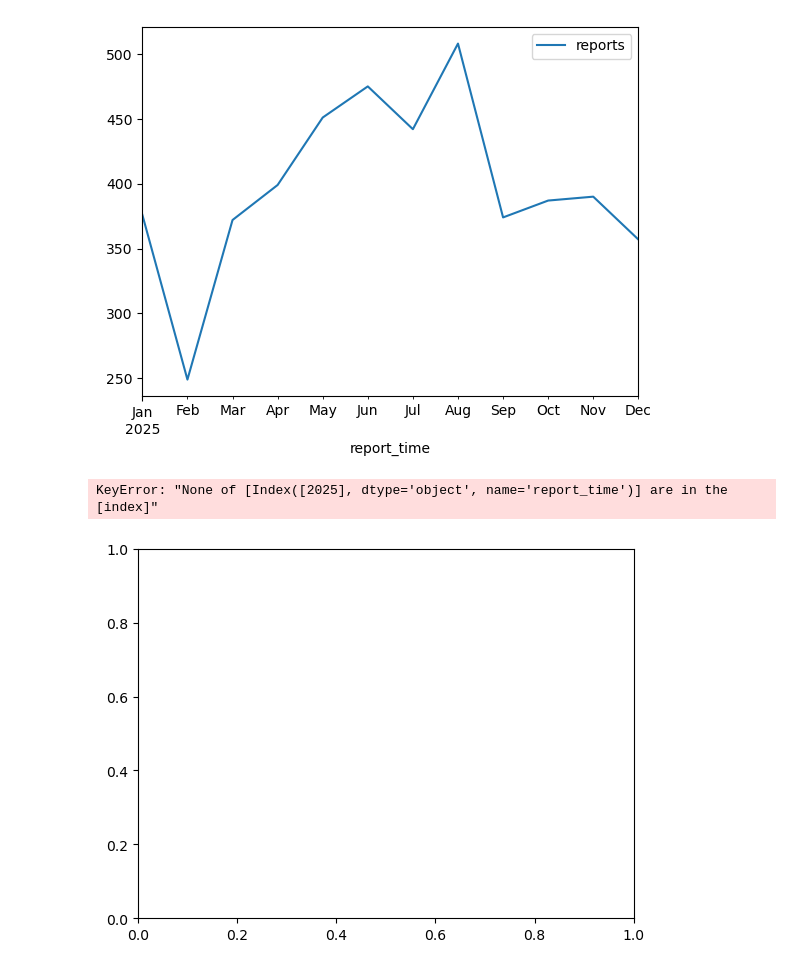
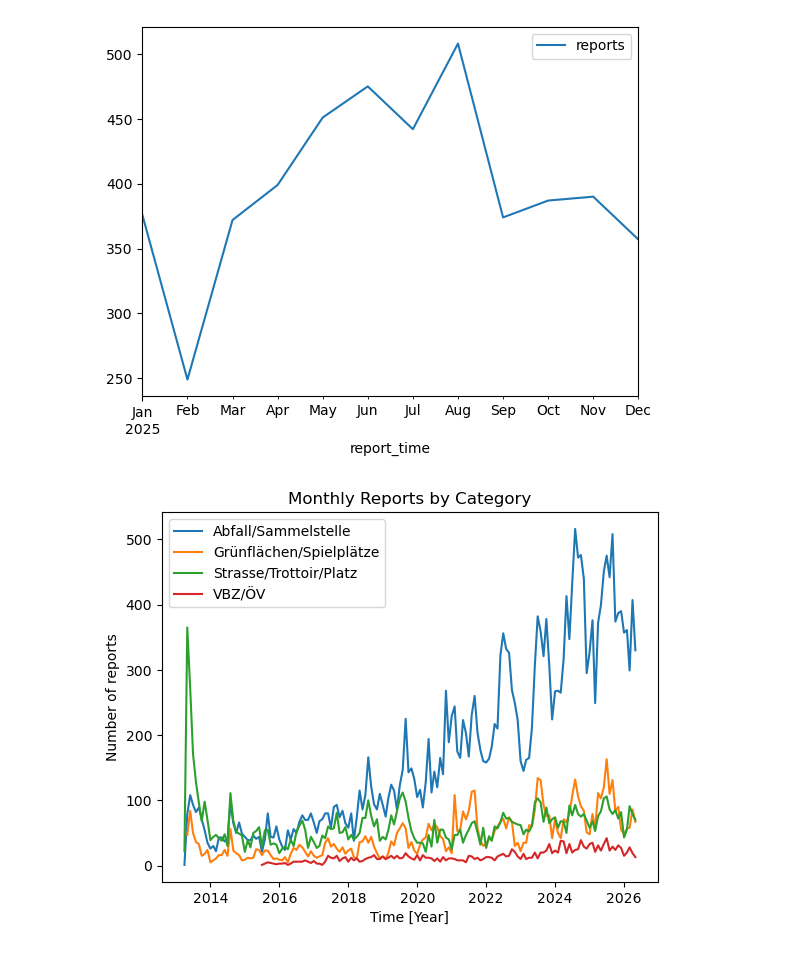
Before and after one commit to arisenn02/ArinaSenn_Project1, a Jupyter notebook: notebooks/3zurich_urban_issues.ipynb, the cells around one changed output. Saved outputs shown, nothing was run; the diff lists cells and outputs as text; code cells hidden in the pictures.

```diff
--- a/notebooks/3zurich_urban_issues.ipynb
+++ b/notebooks/3zurich_urban_issues.ipynb
@@ -183,39 +183,43 @@ def plot_category_over_years(data,categories):
         filtered_data = data[data["category"]==category]
         monthly_reports = filtered_data.resample("ME").size().reset_index(name="reports")
         ax.plot(monthly_reports["report_time"], monthly_reports["reports"],label = category)
-
+    ax.set_xlabel("Time [Year]")
+    ax.set_ylabel("Number of Reports")
+    ax.set_title("Monthly Reports by Category")
+    ax.legend()
     plt.show()
 
-#plot_category_over_time(zwn_with_quartiere,["Abfall/Sammelstelle","Grünflächen/Spielplätze","Strasse/Trottoir/Platz","VBZ/ÖV"])
+plot_category_over_years(zwn_with_quartiere,["Abfall/Sammelstelle","Grünflächen/Spielplätze","Strasse/Trottoir/Platz","VBZ/ÖV"])
 
 def plot_category_over_a_year(data,categories,year):
     data = data.set_index("report_time")
     fig, ax = plt.subplots()
+
     for category in categories:
         filtered_data = data[data["category"]==category]
-        report_year = filtered_data.loc[year]
+        report_year = filtered_data[filtered_data.index.year == year]
+
         monthly_reports = report_year.resample("ME").size().reset_index(name="reports")
         ax.plot(monthly_reports["report_time"], monthly_reports["reports"],label = category)
 
     plt.show()
 
-plot_category_over_a_year(zwn_with_quartiere,["Abfall/Sammelstelle","Grünflächen/Spielplätze","Strasse/Trottoir/Platz","VBZ/ÖV"],[2025])
+#plot_category_over_a_year(zwn_with_quartiere,["Abfall/Sammelstelle","Grünflächen/Spielplätze","Strasse/Trottoir/Platz","VBZ/ÖV"],2025)
 
 
 #Reporttime als Index setzen
 
 #zwn_with_quartiere_filtered
 
 #Anzahl Meldungen pro Monat Abfall
 #monthly_reports = zwn_with_quartiere_filtered.resample("ME").size().reset_index(name ="reports")
 
 #Anzahl Meldungen von 2024-20025 Monat Abfall
 #df_2025 = zwn_with_quartiere_filtered.loc["2025"]
 #monthly_reports_2025 = df_2025.resample("ME").size().reset_index(name="reports")
 
 #plot
 #monthly_reports.plot(x="report_time",y="reports")
 #plt.show()
 # %% [output]
-KeyError: "None of [Index([2025], dtype='object', name='report_time')] are in the [index]"
-[figure, old version]
+[figure, new version]
```
